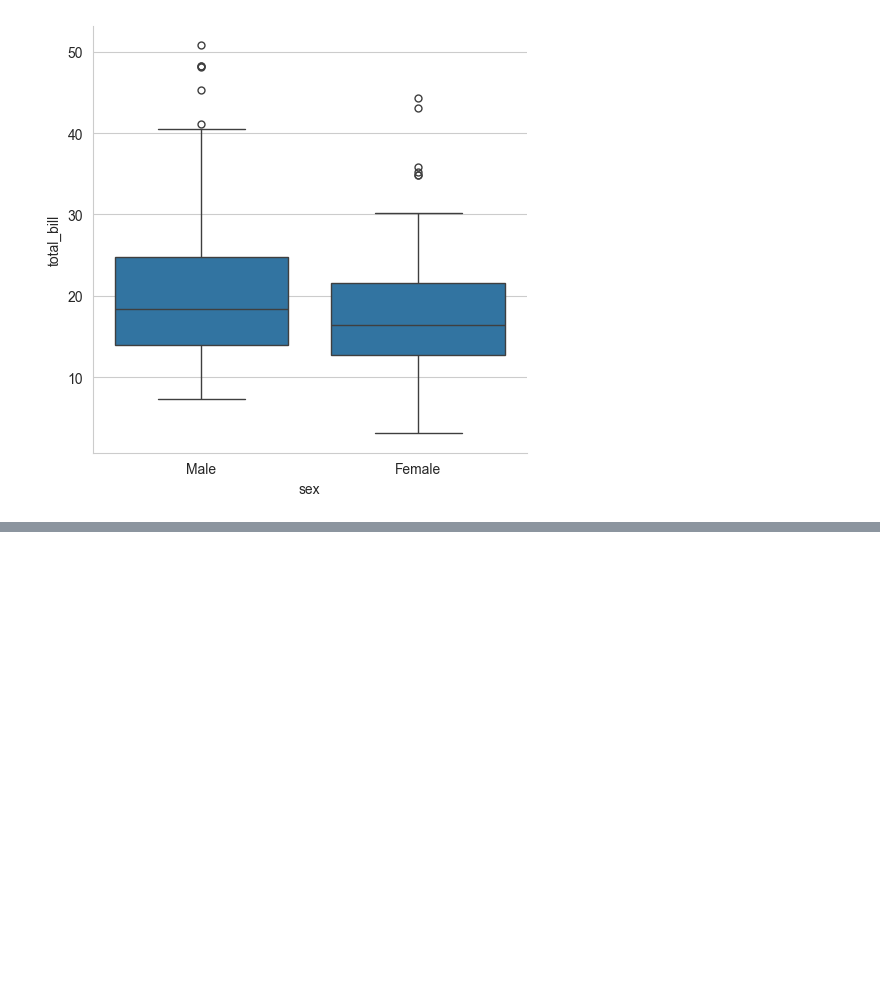
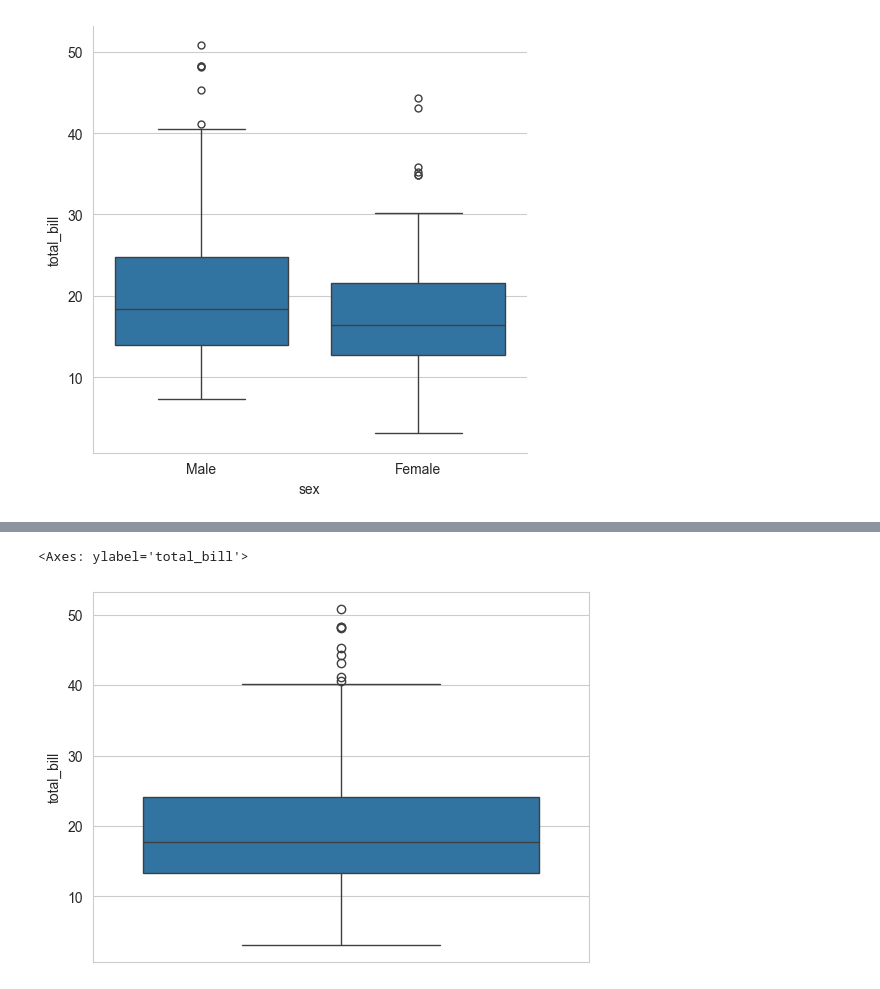
Before and after one commit to mohammadkhorshed/python-practice, a Jupyter notebook: seaborn/seaborn_learning.ipynb, the cells around one changed output, grey strips where cells are left out. Saved outputs shown, nothing was run; the diff lists cells and outputs as text; code cells hidden in the pictures; blank space fills up the shorter version.

```diff
--- a/seaborn/seaborn_learning.ipynb
+++ b/seaborn/seaborn_learning.ipynb
@@ -436,0 +442,5 @@ sns.catplot(kind='box', data=tips, x='sex', y='total_bill')
+# %%
+sns.boxplot(data=tips, y='total_bill')
+# %% [output]
+<Axes: ylabel='total_bill'>
+[figure, added]
```
Also changed, not shown: parts of 6 cells of this notebook.
